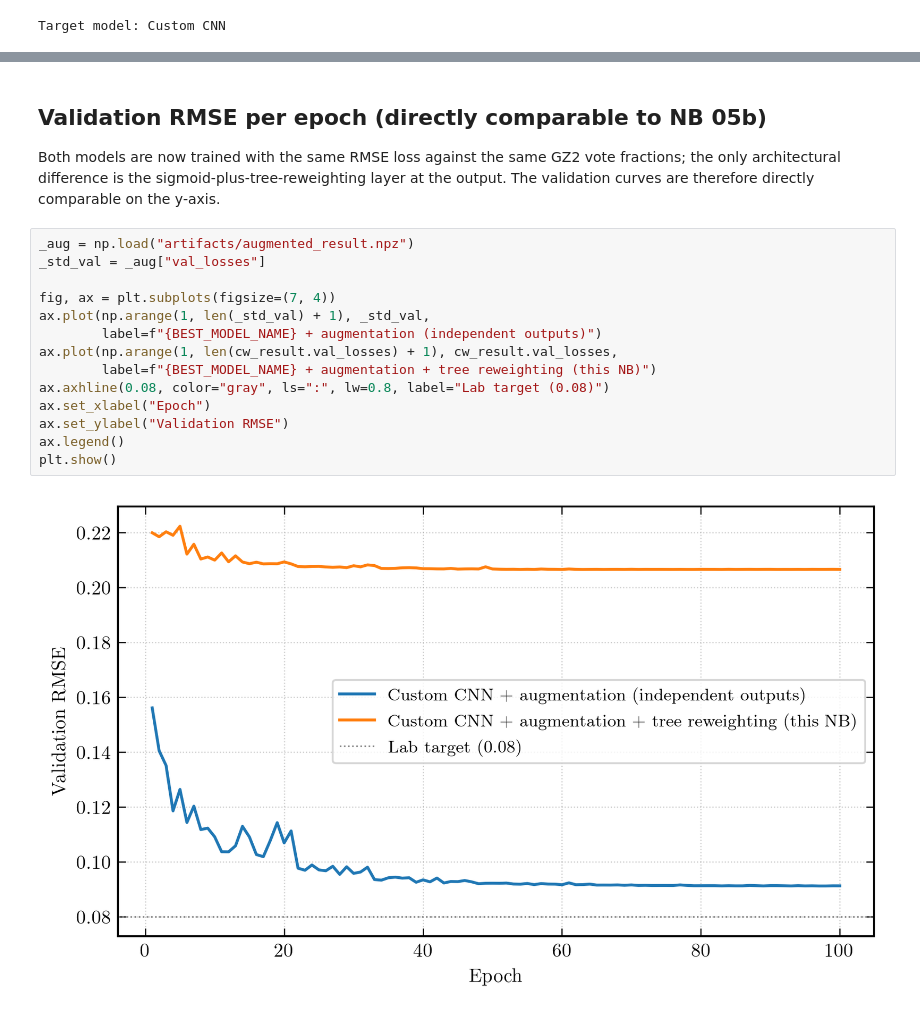
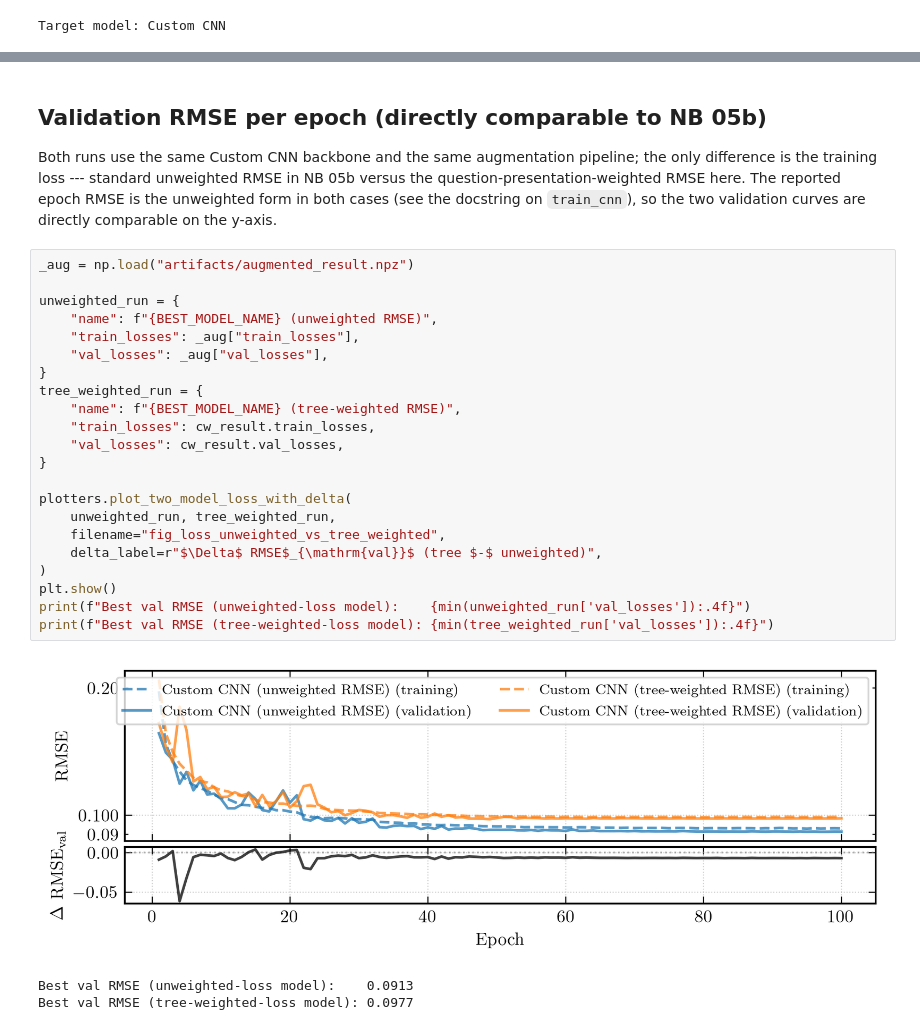
Before and after one commit to raw-asparagus/ay-128, a Jupyter notebook: labs/03/05c-class-weighted-loss.ipynb, the cells around one changed output, grey strips where cells are left out. Drawn from its saved outputs; the diff is of its cells as text.

Commit message:
[LAB04] Update report with tree-weighting

```diff
--- a/labs/03/05c-class-weighted-loss.ipynb
+++ b/labs/03/05c-class-weighted-loss.ipynb
@@ -337,21 +236,31 @@ Saved tree_reweighted.pt and tree_reweighted_result.npz
 # %% [markdown]
 ## Validation RMSE per epoch (directly comparable to NB 05b)
 
-Both models are now trained with the same RMSE loss against the same GZ2 vote fractions; the only architectural difference is the sigmoid-plus-tree-reweighting layer at the output. The validation curves are therefore directly comparable on the y-axis.
+Both runs use the same Custom CNN backbone and the same augmentation pipeline; the only difference is the training loss --- standard unweighted RMSE in NB 05b versus the question-presentation-weighted RMSE here. The reported epoch RMSE is the unweighted form in both cases (see the docstring on `train_cnn`), so the two validation curves are directly comparable on the y-axis.
 # %%
 _aug = np.load("artifacts/augmented_result.npz")
-_std_val = _aug["val_losses"]
 
-fig, ax = plt.subplots(figsize=(7, 4))
-ax.plot(np.arange(1, len(_std_val) + 1), _std_val,
-        label=f"{BEST_MODEL_NAME} + augmentation (independent outputs)")
-ax.plot(np.arange(1, len(cw_result.val_losses) + 1), cw_result.val_losses,
-        label=f"{BEST_MODEL_NAME} + augmentation + tree reweighting (this NB)")
-ax.axhline(0.08, color="gray", ls=":", lw=0.8, label="Lab target (0.08)")
-ax.set_xlabel("Epoch")
-ax.set_ylabel("Validation RMSE")
-ax.legend()
+unweighted_run = {
+    "name": f"{BEST_MODEL_NAME} (unweighted RMSE)",
+    "train_losses": _aug["train_losses"],
+    "val_losses": _aug["val_losses"],
+}
+tree_weighted_run = {
+    "name": f"{BEST_MODEL_NAME} (tree-weighted RMSE)",
+    "train_losses": cw_result.train_losses,
+    "val_losses": cw_result.val_losses,
+}
+
+plotters.plot_two_model_loss_with_delta(
+    unweighted_run, tree_weighted_run,
+    filename="fig_loss_unweighted_vs_tree_weighted",
+    delta_label=r"$\Delta$ RMSE$_{\mathrm{val}}$ (tree $-$ unweighted)",
+)
 plt.show()
+print(f"Best val RMSE (unweighted-loss model):    {min(unweighted_run['val_losses']):.4f}")
+print(f"Best val RMSE (tree-weighted-loss model): {min(tree_weighted_run['val_losses']):.4f}")
 # %% [output]
-[figure, old version]
+[figure, new version]
+Best val RMSE (unweighted-loss model):    0.0913
+Best val RMSE (tree-weighted-loss model): 0.0977
 # %% [markdown]
```
Also changed, not shown: parts of 9 cells of this notebook, 12 other files.
